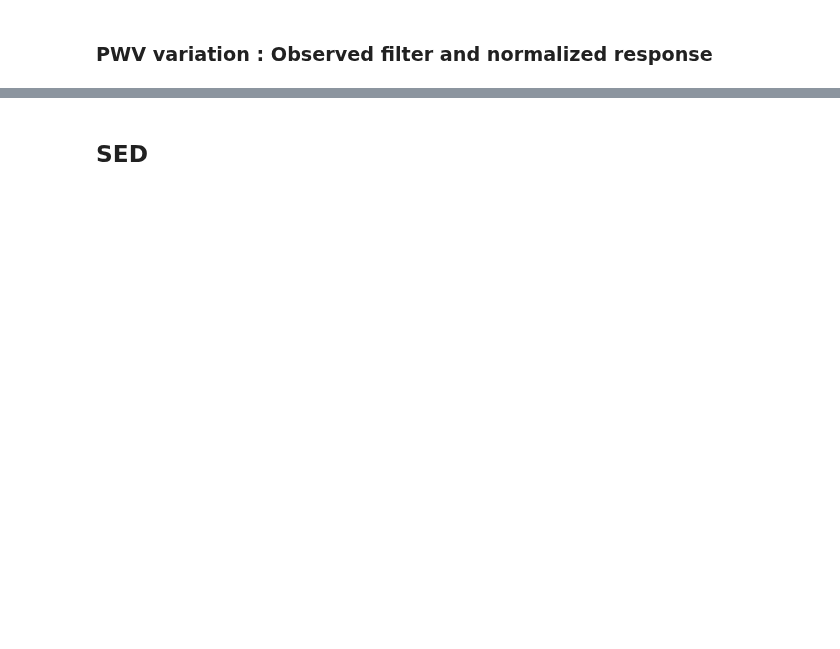
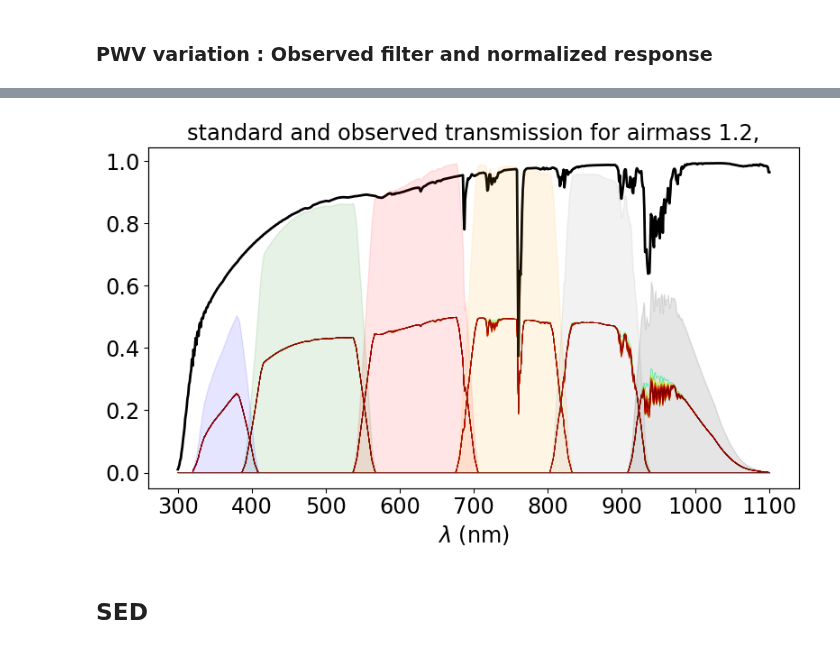
Before and after one commit to sylvielsstfr/RubinLSSTPhotometricCorrTuto, a Jupyter notebook: notebooks/10_resolution/ComputeMagResolution_LSSTfilters.ipynb, the cells around one changed output, grey strips where cells are left out. Drawn from its saved outputs; the diff is of its cells as text; code cells hidden in the pictures; blank space fills up the shorter version.

```diff
--- a/notebooks/10_resolution/ComputeMagResolution_LSSTfilters.ipynb
+++ b/notebooks/10_resolution/ComputeMagResolution_LSSTfilters.ipynb
@@ -248,38 +286,37 @@ plt.show()
 NOBS = len(all_pwv)
 
 # wavelength bin colors
 jet = plt.get_cmap('jet')
 cNorm = colors.Normalize(vmin=0, vmax=NOBS)
 scalarMap = cmx.ScalarMappable(norm=cNorm, cmap=jet)
 all_colors = scalarMap.to_rgba(np.arange(NOBS), alpha=1)
 
 
-fig = plt.figure(figsize=(8,6))
+fig = plt.figure(figsize=(8,5))
 
 # Figure 1
 axs=fig.add_subplot(1,1,1)
 for index,pwv in enumerate(all_pwv):
-
-    atm_bands = pc.coll_bandpass_total_nonstd[index]     # am = 1.2
-
+    atm_bands = pc.coll_bandpass_total_nonstd[index]
     label = f"pwv={pwv:.1f}"
-
     for f in filter_tagnames:
         axs.plot(atm_bands[f].wavelen,atm_bands[f].sb,color=all_colors[index],label=label,lw=0.5)
 
 axs.plot(pc.WL,pc.atm_std,color="k",lw=2,label="standard atmosphere")
 #axs.legend(bbox_to_anchor=(1.03, 1.0))
 axs.set_xlabel("$\lambda$ (nm)")
 axs.set_title("standard and observed transmission for airmass 1.2,")
 
 ax2 = axs.twinx()
 for ifilt,f in enumerate(filter_tagnames):
     ax2.fill_between(pc.bandpass_total_std[f].wavelen,pc.bandpass_total_std[f].sb,color=filter_color[ifilt],alpha=0.1)
     ax2.set_yticks([])
 
 
 plt.tight_layout()
 plt.show()
+# %% [output]
+[figure, added]
 # %% [markdown]
 ## SED
 # %%
```
Also changed, not shown: parts of 17 cells of this notebook.
